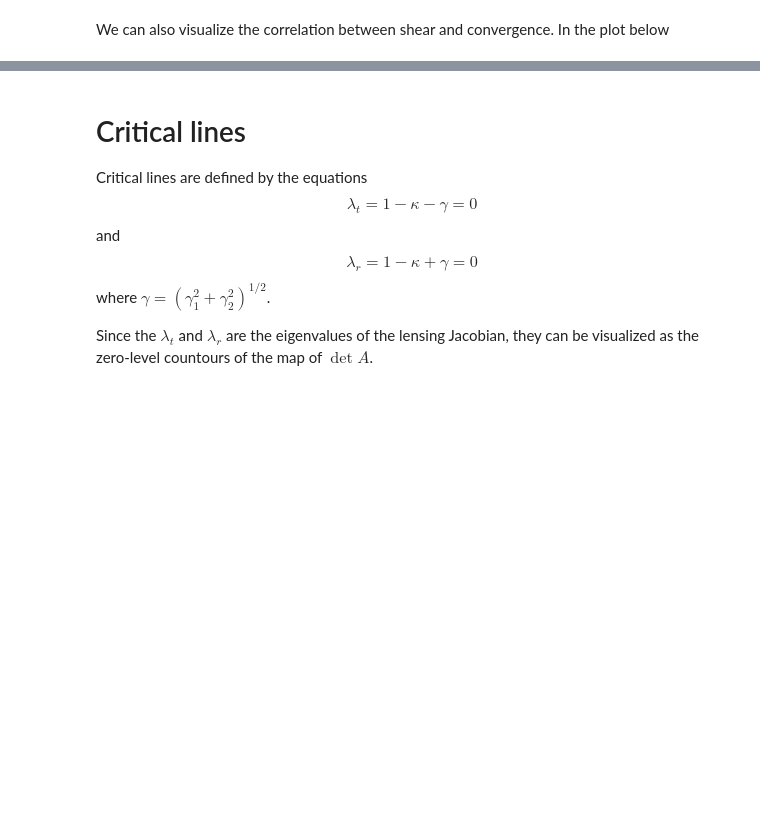
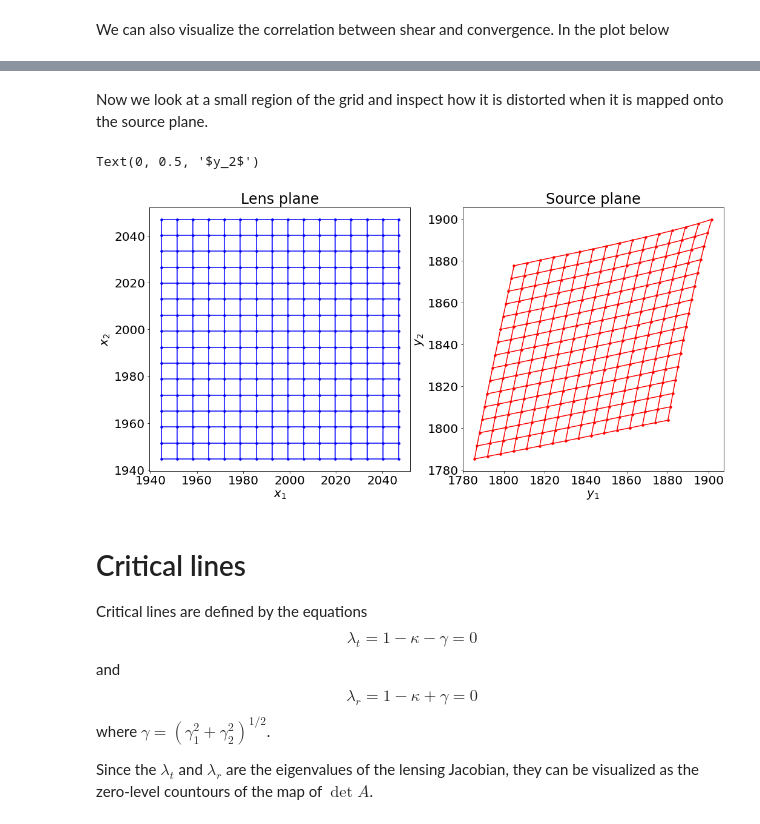
Before and after one commit to maxmen/LensingLectures, a Jupyter notebook: Notebooks/7a_2020_NumLens.ipynb, the cells around one changed output, grey strips where cells are left out. Saved outputs shown, nothing was run; the diff lists cells and outputs as text; code cells hidden in the pictures; blank space fills up the shorter version.

```diff
--- a/Notebooks/7a_2020_NumLens.ipynb
+++ b/Notebooks/7a_2020_NumLens.ipynb
@@ -684,3 +682,77 @@ Text(0, 0.5, '$y_2$')
+# %% [markdown]
+Now we look at a small region of the grid and inspect how it is distorted when it is mapped onto the source plane.
+# %%
+
+ndown=128
+from matplotlib.collections import LineCollection
+
+# first case: the upper right corner of the grid
+x1=np.linspace(0.95,1.0,np.int(npix/ndown))*(npix-1) # dowsampled x1,x2 coordinates
+x2=np.linspace(0.95,1.0,np.int(npix/ndown))*(npix-1) #
+
+# second case: a region closer to the cluster center
+#x1=np.linspace(0.55,0.6,np.int(npix/ndown))*(npix-1) # dowsampled x1,x2 coordinates
+#x2=np.linspace(0.55,0.6,np.int(npix/ndown))*(npix-1) #
+
+# third case: the cluster center
+#x1=np.linspace(0.35,0.65,np.int(npix/ndown))*(npix-1) # dowsampled x1,x2 coordinates
+#x2=np.linspace(0.35,0.65,np.int(npix/ndown))*(npix-1) #
+
+x1_,x2_=np.meshgrid(x1,x2) # downsampled grid
+# now we need to interpolate the defl. angle maps at (x1_,x2_)
+# we can use the method map_coordinates from scipy.ndimage
+from scipy.ndimage import map_coordinates
+
+# first, we need to reshape x1_ and x2_:
+x=np.reshape(x1_,x1_.size)
+y=np.reshape(x2_,x2_.size)
+# then we interpolate:
+angx_=map_coordinates(a1,[[y],[x]],order=5)
+angy_=map_coordinates(a2,[[y],[x]],order=5)
+# now we reshape the angles back to a mesh
+angx_=angx_.reshape((np.int(npix/ndown),np.int(npix/ndown)))
+angy_=angy_.reshape((np.int(npix/ndown),np.int(npix/ndown)))
+# finally we ray-trace:
+y1=x1_-angx_
+y2=x2_-angy_
+# or
+#y1=(x1-angx_)
+#y2=np.transpose(x2-np.transpose(angy_))
+
+
+segs1 = np.stack((y1[:,[0,-1]],y2[:,[0,-1]]), axis=2)
+segs2 = np.stack((y1[[0,-1],:].T,y2[[0,-1],:].T), axis=2)
+
+#plot the results
+font = {'family' : 'DejaVu Sans',
+        'weight' : 'normal',
+        'size'   : 20}
+import matplotlib
+matplotlib.rc('font', **font)
+
+def plot_grid(x,y, ax=None, **kwargs):
+    ax = ax or plt.gca()
+    segs1 = np.stack((x,y), axis=2)
+    segs2 = segs1.transpose(1,0,2)
+    ax.add_collection(LineCollection(segs1, **kwargs))
+    ax.add_collection(LineCollection(segs2, **kwargs))
+    ax.autoscale()
+
+fig,ax=plt.subplots(1,2,figsize=(17,8))
+ax[0].plot(np.reshape(x1_,x2_.size),np.reshape(x2_,x2_.size),'o',color='blue',markersize=3.5)
+ax[1].plot(np.reshape(y1,y1.size),np.reshape(y2,y2.size),'o',color='red',markersize=3.5)
+
+plot_grid(x1_,x2_,ax=ax[0],color='blue')
+plot_grid(y1,y2,ax=ax[1],color='red')
+ax[0].set_title('Lens plane')
+ax[1].set_title('Source plane')
+ax[0].set_xlabel(r'$x_1$')
+ax[0].set_ylabel(r'$x_2$')
+ax[1].set_xlabel(r'$y_1$')
+ax[1].set_ylabel(r'$y_2$')
+# %% [output]
+Text(0, 0.5, '$y_2$')
+[figure, added]
 # %% [markdown]
 # Critical lines
 
```
Also changed, not shown: parts of 12 cells of this notebook.
